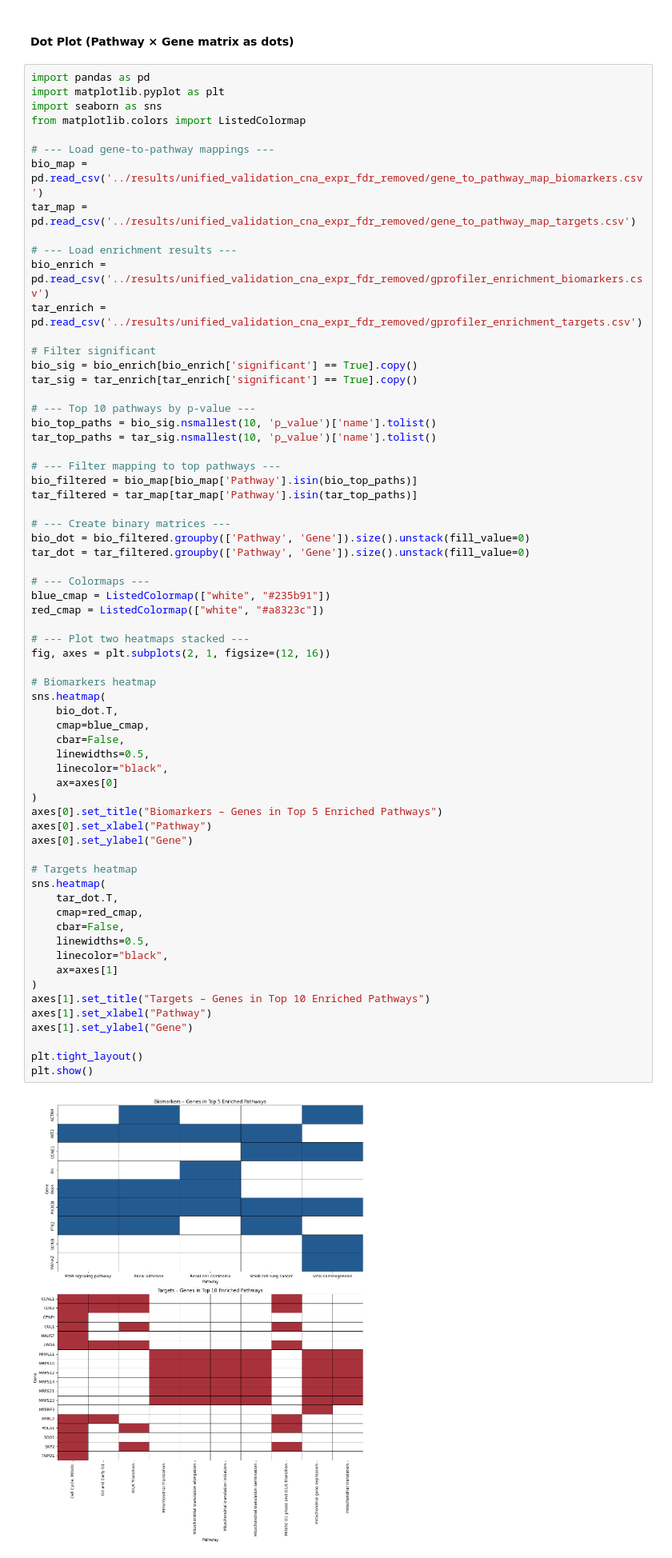
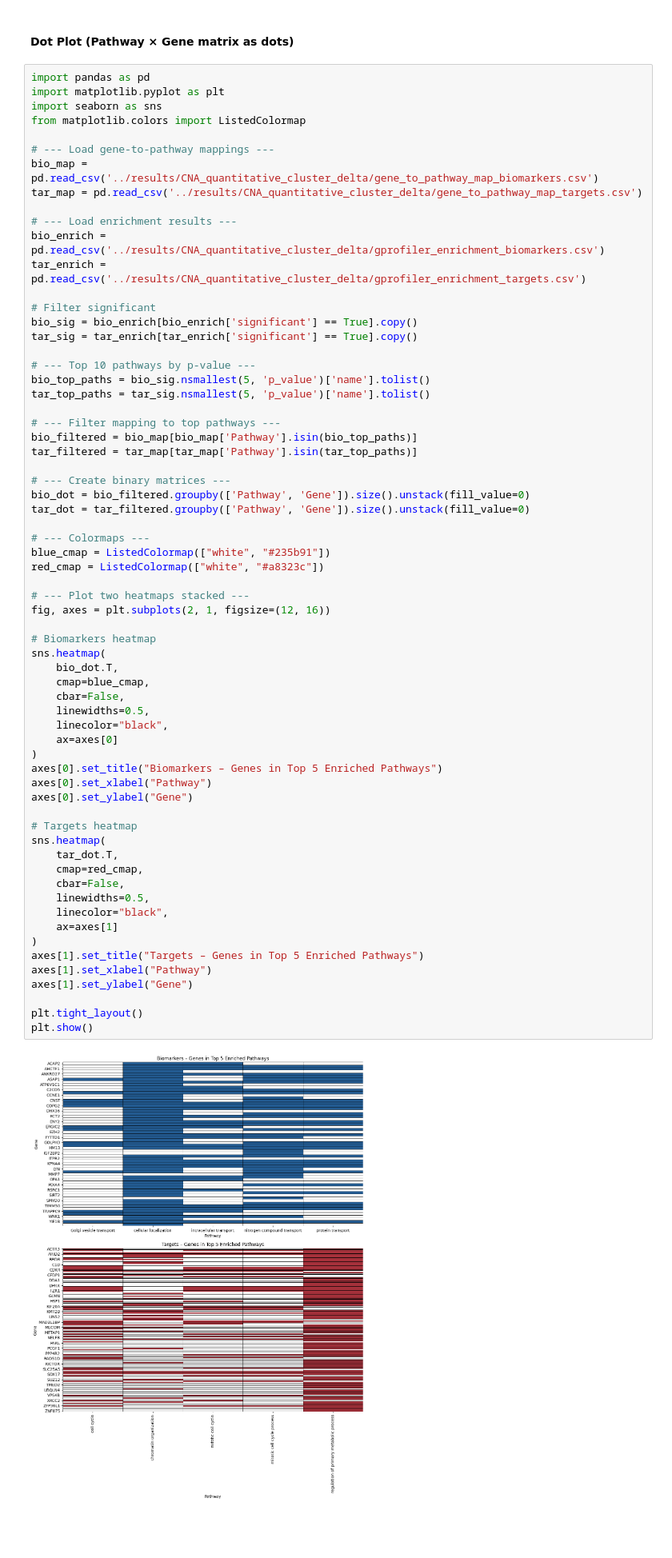
Before and after one commit to faith-ogun/bioslate-hgsoc-core, a Jupyter notebook: notebooks/sl_ppi_pathway_analysis.ipynb, the cells around one changed output. Shown at 80% size. Drawn from its saved outputs; the diff is of its cells as text; blank space fills up the shorter version.

```diff
--- a/notebooks/sl_ppi_pathway_analysis.ipynb
+++ b/notebooks/sl_ppi_pathway_analysis.ipynb
@@ -233,20 +256,20 @@ import seaborn as sns
 from matplotlib.colors import ListedColormap
 
 # --- Load gene-to-pathway mappings ---
-bio_map = pd.read_csv('../results/unified_validation_cna_expr_fdr_removed/gene_to_pathway_map_biomarkers.csv')
-tar_map = pd.read_csv('../results/unified_validation_cna_expr_fdr_removed/gene_to_pathway_map_targets.csv')
+bio_map = pd.read_csv('../results/CNA_quantitative_cluster_delta/gene_to_pathway_map_biomarkers.csv')
+tar_map = pd.read_csv('../results/CNA_quantitative_cluster_delta/gene_to_pathway_map_targets.csv')
 
 # --- Load enrichment results ---
-bio_enrich = pd.read_csv('../results/unified_validation_cna_expr_fdr_removed/gprofiler_enrichment_biomarkers.csv')
-tar_enrich = pd.read_csv('../results/unified_validation_cna_expr_fdr_removed/gprofiler_enrichment_targets.csv')
+bio_enrich = pd.read_csv('../results/CNA_quantitative_cluster_delta/gprofiler_enrichment_biomarkers.csv')
+tar_enrich = pd.read_csv('../results/CNA_quantitative_cluster_delta/gprofiler_enrichment_targets.csv')
 
 # Filter significant
 bio_sig = bio_enrich[bio_enrich['significant'] == True].copy()
 tar_sig = tar_enrich[tar_enrich['significant'] == True].copy()
 
 # --- Top 10 pathways by p-value ---
-bio_top_paths = bio_sig.nsmallest(10, 'p_value')['name'].tolist()
-tar_top_paths = tar_sig.nsmallest(10, 'p_value')['name'].tolist()
+bio_top_paths = bio_sig.nsmallest(5, 'p_value')['name'].tolist()
+tar_top_paths = tar_sig.nsmallest(5, 'p_value')['name'].tolist()
 
 # --- Filter mapping to top pathways ---
 bio_filtered = bio_map[bio_map['Pathway'].isin(bio_top_paths)]
@@ -264,33 +287,33 @@ red_cmap = ListedColormap(["white", "#a8323c"])
 fig, axes = plt.subplots(2, 1, figsize=(12, 16))
 
 # Biomarkers heatmap
 sns.heatmap(
     bio_dot.T,
     cmap=blue_cmap,
     cbar=False,
     linewidths=0.5,
     linecolor="black",
     ax=axes[0]
 )
 axes[0].set_title("Biomarkers – Genes in Top 5 Enriched Pathways")
 axes[0].set_xlabel("Pathway")
 axes[0].set_ylabel("Gene")
 
 # Targets heatmap
 sns.heatmap(
     tar_dot.T,
     cmap=red_cmap,
     cbar=False,
     linewidths=0.5,
     linecolor="black",
     ax=axes[1]
 )
-axes[1].set_title("Targets – Genes in Top 10 Enriched Pathways")
+axes[1].set_title("Targets – Genes in Top 5 Enriched Pathways")
 axes[1].set_xlabel("Pathway")
 axes[1].set_ylabel("Gene")
 
 plt.tight_layout()
 plt.show()
 # %% [output]
-[figure, old version]
+[figure, new version]
 # %% [markdown]
```
Also changed, not shown: parts of 10 cells of this notebook, 25 other files.
